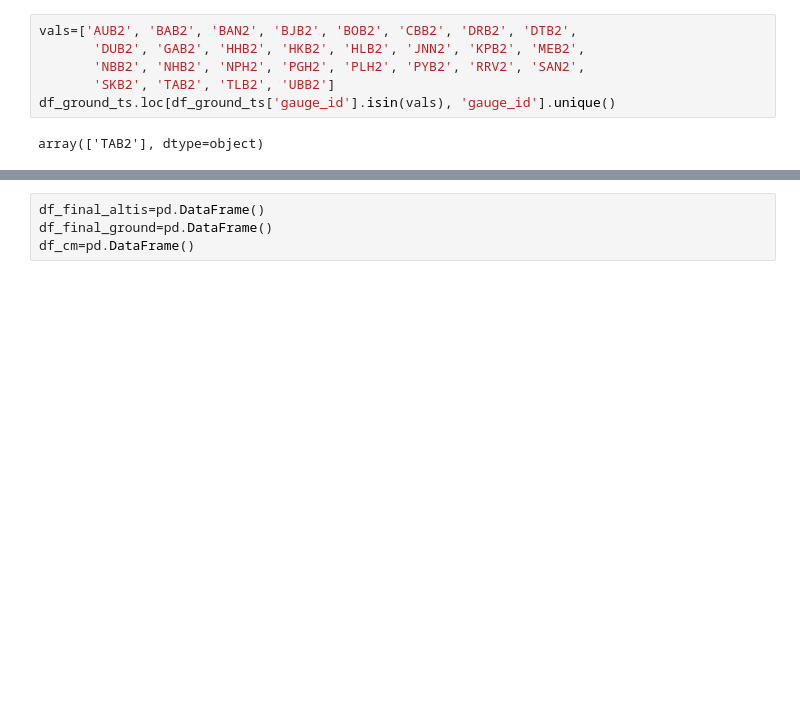
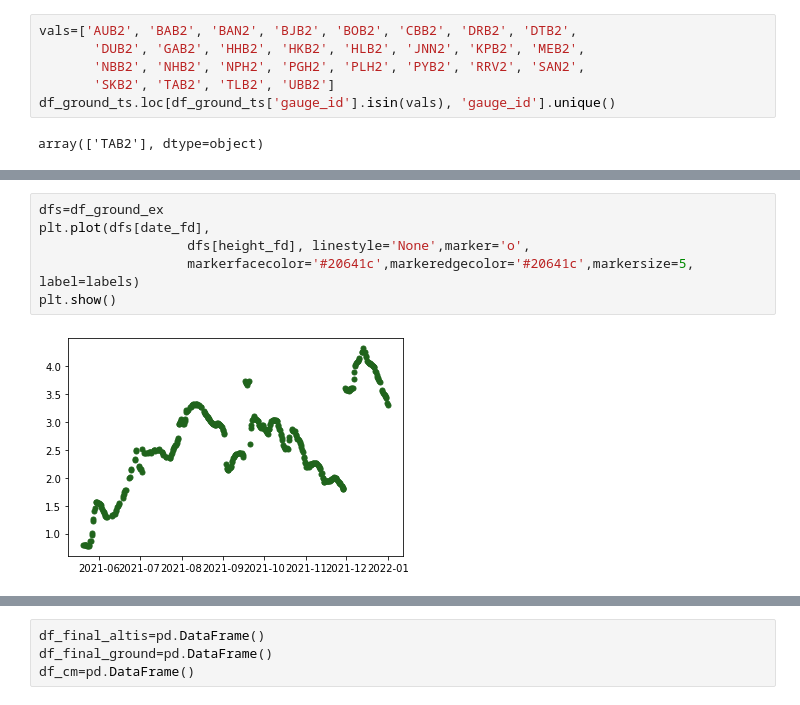
Before and after one commit to anmagomez/radar_altimetry_eval, a Jupyter notebook: src/data_altimeter_groundobs.ipynb, the cells around one changed output, grey strips where cells are left out. Cells and saved outputs as stored; diff of their text form; blank space fills up the shorter version.

```diff
--- a/src/data_altimeter_groundobs.ipynb
+++ b/src/data_altimeter_groundobs.ipynb
@@ -133 +335,9 @@ array(['TAB2'], dtype=object)
+# %%
+dfs=df_ground_ex
+plt.plot(dfs[date_fd],
+                   dfs[height_fd], linestyle='None',marker='o',
+                   markerfacecolor='#20641c',markeredgecolor='#20641c',markersize=5, label=labels)
+plt.show()
+# %% [output]
+[figure, added]
 # %%
```
Also changed, not shown: parts of 19 cells of this notebook.
